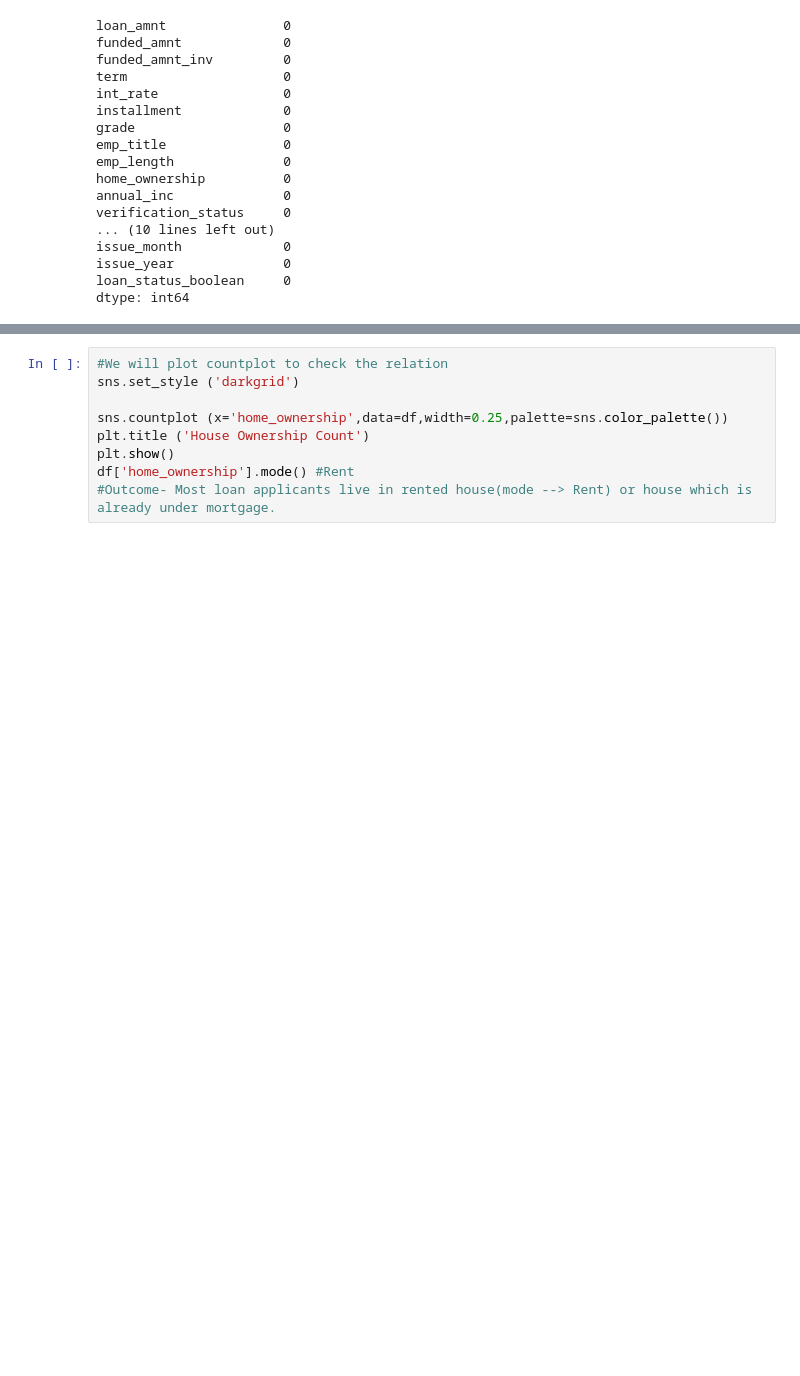
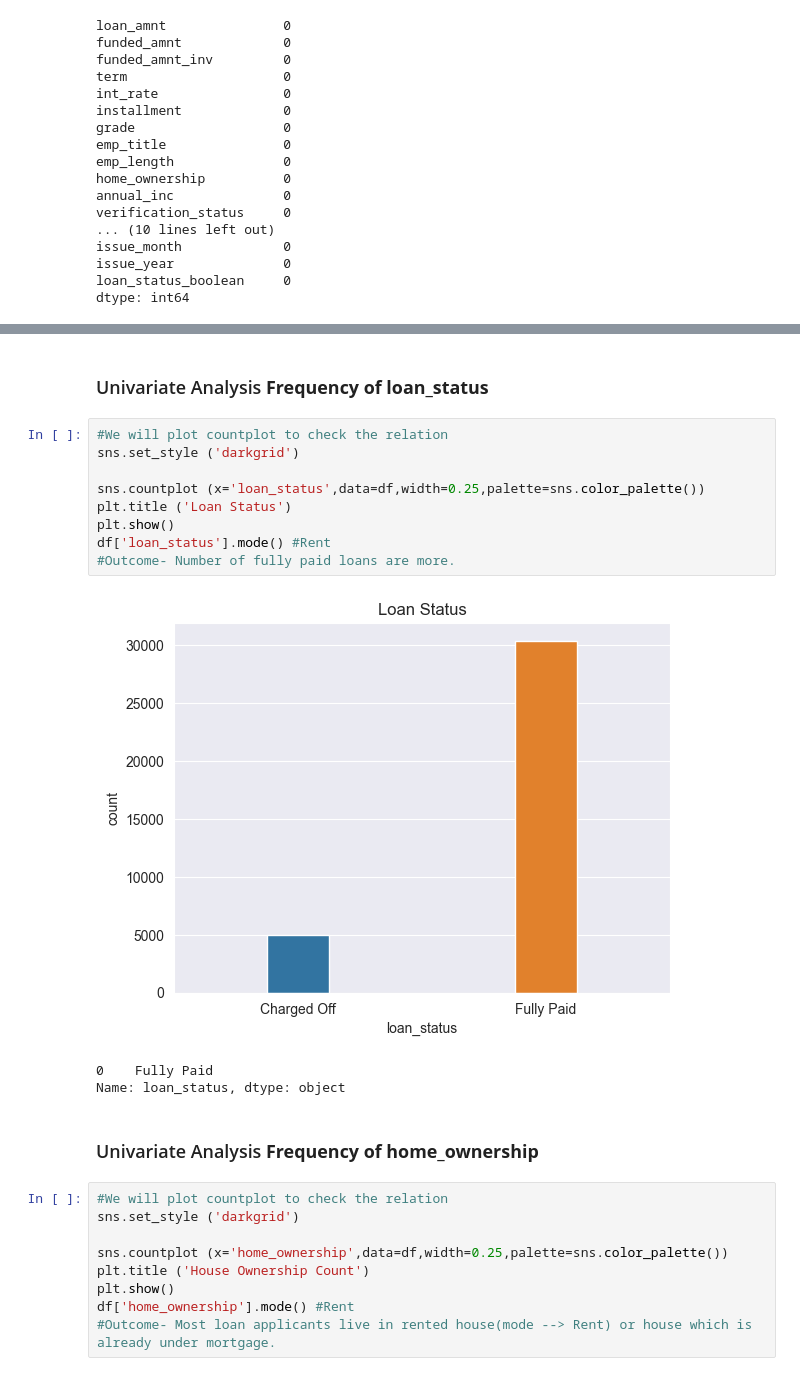
Before and after one commit to subhrajitpyne/LendingClubCaseStudy, a Jupyter notebook: Subhrajit_Pyne_EDA.ipynb, the cells around one changed output, grey strips where cells are left out. Saved outputs shown, nothing was run; the diff lists cells and outputs as text; blank space fills up the shorter version.

```diff
--- a/Subhrajit_Pyne_EDA.ipynb
+++ b/Subhrajit_Pyne_EDA.ipynb
@@ -584,3 +581,20 @@ Variable names
+# %% [markdown]
+### Univariate Analysis ****Frequency of loan_status****
+# %%
+#We will plot countplot to check the relation
+sns.set_style ('darkgrid')
+
+sns.countplot (x='loan_status',data=df,width=0.25,palette=sns.color_palette())
+plt.title ('Loan Status')
+plt.show()
+df['loan_status'].mode() #Rent
+#Outcome- Number of fully paid loans are more.
+# %% [output]
+[figure, added]
+0    Fully Paid
+Name: loan_status, dtype: object
+# %% [markdown]
+### Univariate Analysis  ****Frequency of home_ownership****
 # %%
 #We will plot countplot to check the relation
 sns.set_style ('darkgrid')
```
Also changed, not shown: parts of 57 cells of this notebook.
